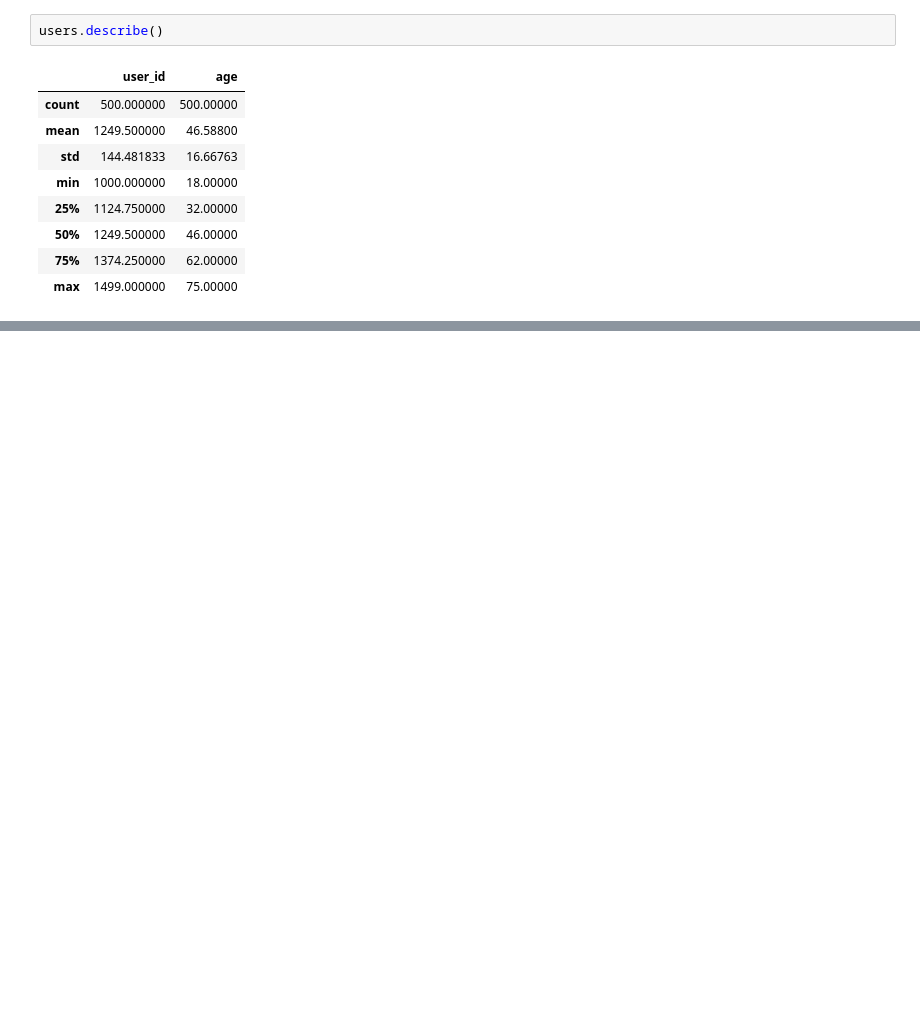
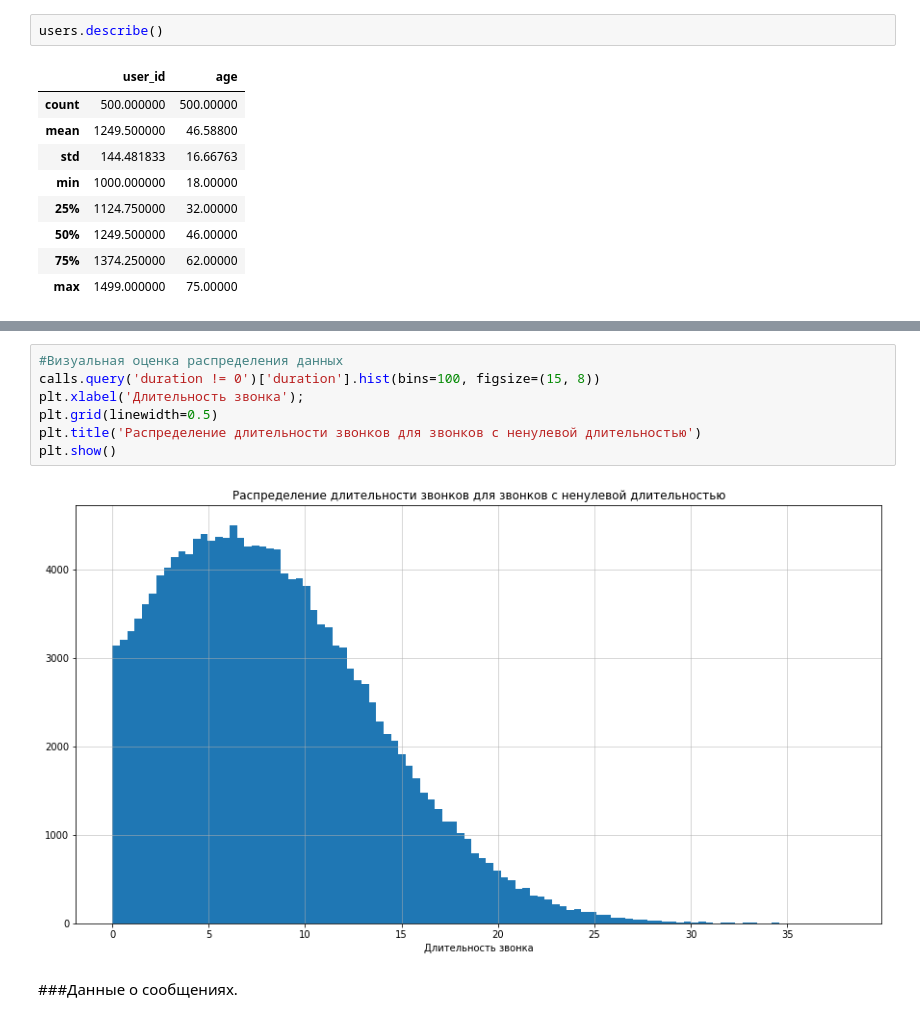
Before and after one commit to FrolovskiyKirill/Data-Science-Projects, a Jupyter notebook: Project_Three.ipynb, the cells around one changed output, grey strips where cells are left out. Cells and saved outputs as stored; diff of their text form; blank space fills up the shorter version.

```diff
--- a/Project_Three.ipynb
+++ b/Project_Three.ipynb
@@ -213,0 +374,11 @@ users.describe()
+# %%
+#Визуальная оценка распределения данных
+calls.query('duration != 0')['duration'].hist(bins=100, figsize=(15, 8))
+plt.xlabel('Длительность звонка');
+plt.grid(linewidth=0.5)
+plt.title('Распределение длительности звонков для звонков с ненулевой длительностью')
+plt.show()
+# %% [output]
+[figure, added]
+# %% [markdown]
+###Данные о сообщениях.
```
Also changed, not shown: parts of 49 cells of this notebook.
